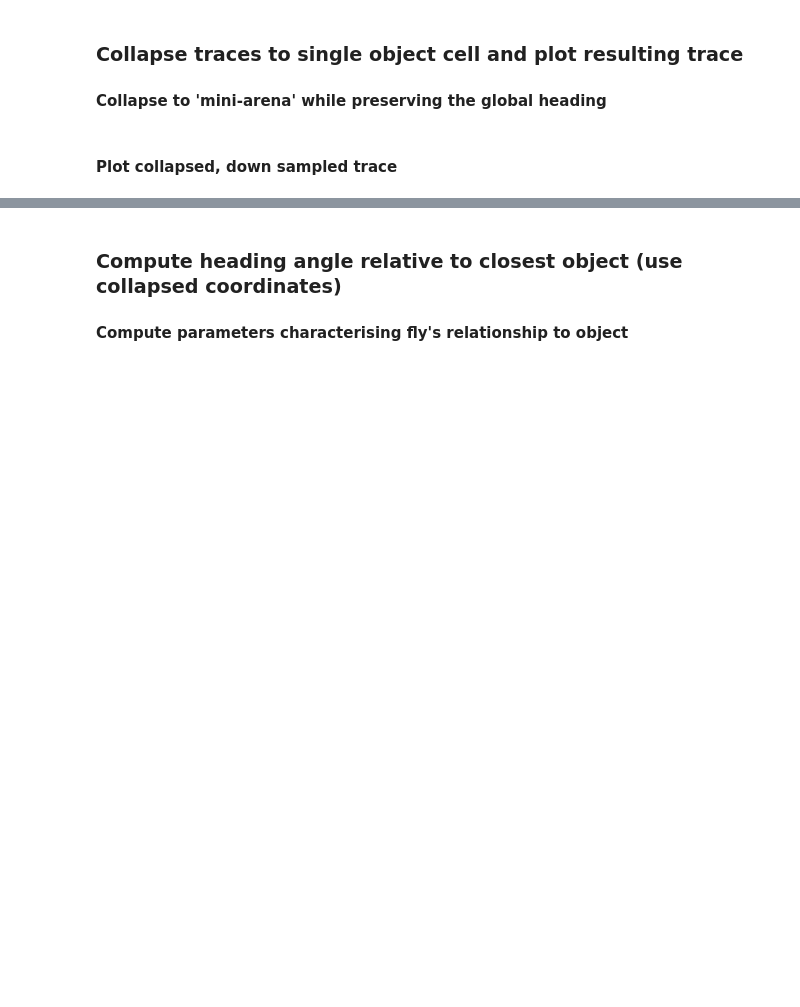
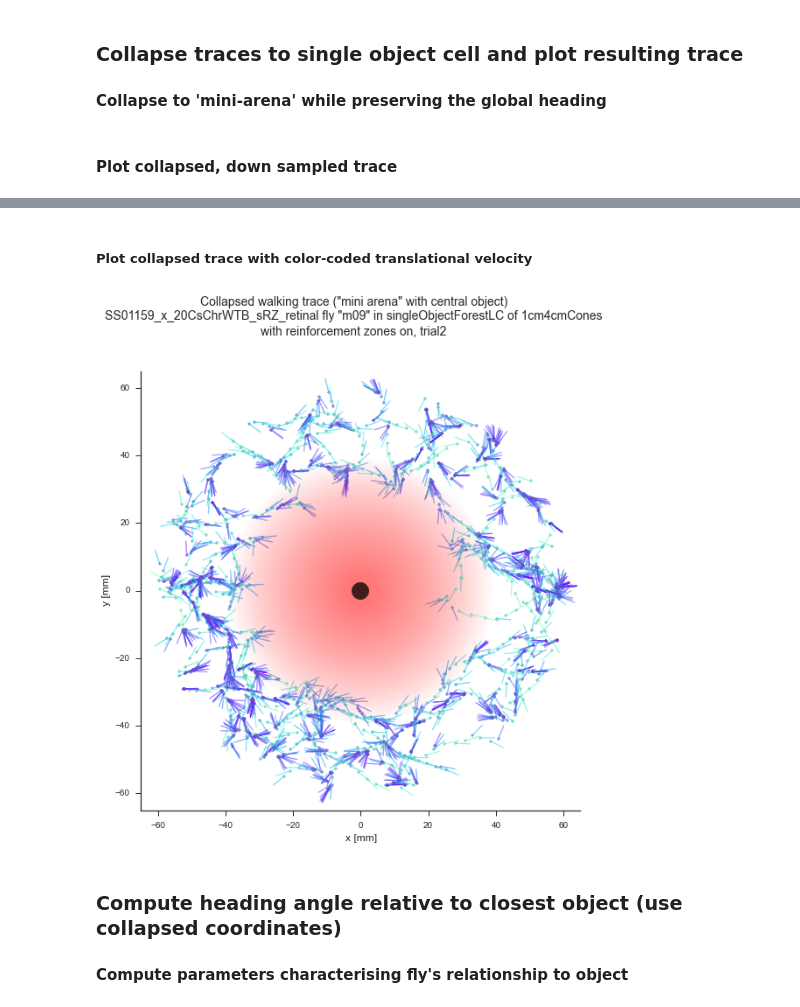
Before and after one commit to hjmh/flyNotebooks, a Jupyter notebook: flyVRoptogenetics/flyVRoptogenetics_trajectoryAnalysis_FlyOver094.ipynb, the cells around one changed output, grey strips where cells are left out. Saved outputs shown, nothing was run; the diff lists cells and outputs as text; code cells hidden in the pictures; blank space fills up the shorter version.

```diff
--- a/flyVRoptogenetics/flyVRoptogenetics_trajectoryAnalysis_FlyOver094.ipynb
+++ b/flyVRoptogenetics/flyVRoptogenetics_trajectoryAnalysis_FlyOver094.ipynb
@@ -81,7 +78,7 @@ Analysis directory already exists.
 ### Load raw data
 #### Choose trial to analyse
 # %%
-trial = 2 #adjust
+trial = 3 #adjust
 FODataFile = FODataFiles[trial]
 FODataFile
 # %% [output]
@@ -312,0 +290,17 @@ Plot directory already exists.
+# %% [markdown]
+##### Plot collapsed trace with color-coded translational velocity
+# %%
+trial = 3 #adjust
+FODataFile = FODataFiles[trial]
+FODataFile
+FODatLoad = np.load(expDir + FODataFile[:-3] + 'npy')[()]
+# %%
+xPosMA_ds = FODatLoad['xPosInMiniarena']
+yPosMA_ds = FODatLoad['yPosInMiniarena']
+angle_ds = FODatLoad['headingAngle']
+vTrans_ds = FODatLoad['transVelo']
+time_ds = FODatLoad['time']
+# %%
+rZone_rOuter = 40
+rZone_rInner = 0
+arenaRad = 60
@@ -313,3 +346,41 @@ Plot directory already exists.
+# %%
+tStart = 0
+tEnd = len(time_ds)#numFrames_ds
+tStep = 5
+frameRange = range(tStart, tEnd, tStep)
+colMap = 'rainbow'
+
+colTrFig = plt.figure(figsize=(9, 10))
+
+colTrFig.suptitle('Collapsed walking trace ("mini arena" with central object)\n' + titleString, fontsize=14)
+
+axTraj = colTrFig.add_subplot(111)
+plotPosInRangeVT(axTraj, frameRange, vTrans_ds, 35, xPosMA_ds, yPosMA_ds, angle_ds, colMap, 4, 0.5, 7)
+
+if (invisible == 'off'):
+    axTraj.plot(0, 0, marker='o', markersize=20, linestyle='none', alpha=0.75, color='black')
+else:
+    axTraj.plot(0, 0, marker='o', markersize=20, alpha=0.75, markeredgewidth=0.5, markerfacecolor='None',markeredgecolor='black')
+
+if(rZones=='on'):
+    rZoneRange = float(rZone_rOuter-rZone_rInner)
+    for zRad in range(rZone_rInner,rZone_rOuter):
+        circle1=plt.Circle((0,0),zRad ,color='r',alpha=1.0/rZoneRange)
+        axTraj.add_artist(circle1)
+
+axTraj.set_xlabel('x [mm]', fontsize=12)
+axTraj.set_ylabel('y [mm]', fontsize=12)
+axTraj.set_ylim([-(arenaRad+5), arenaRad + 5])
+axTraj.set_xlim([-(arenaRad+5), arenaRad + 5])
+myAxisTheme(axTraj)
+
+#makeNestedPlotDirectory(analysisDir, 'tracePlotMA/', 'rZones_'+ rZones + sep)
+
+#colTrFig.savefig(analysisDir + 'tracePlotMA/' + 'rZones_'+ rZones + sep
+#                 + FODataFile[0:-4] + '_traceObjectPlot_ds_trial' + str(trial) + '.pdf', format='pdf')
+colTrFig.savefig(FODataFile[0:-4] + '_traceObjectPlot_vT_ds_trial' + str(trial) + '.pdf', format='pdf')
+# %% [output]
+[figure, added]
 # %% [markdown]
 ### Compute heading angle relative to closest object (use collapsed coordinates)
 #### Compute parameters characterising fly's relationship to object
```
Also changed, not shown: parts of 10 cells of this notebook.
